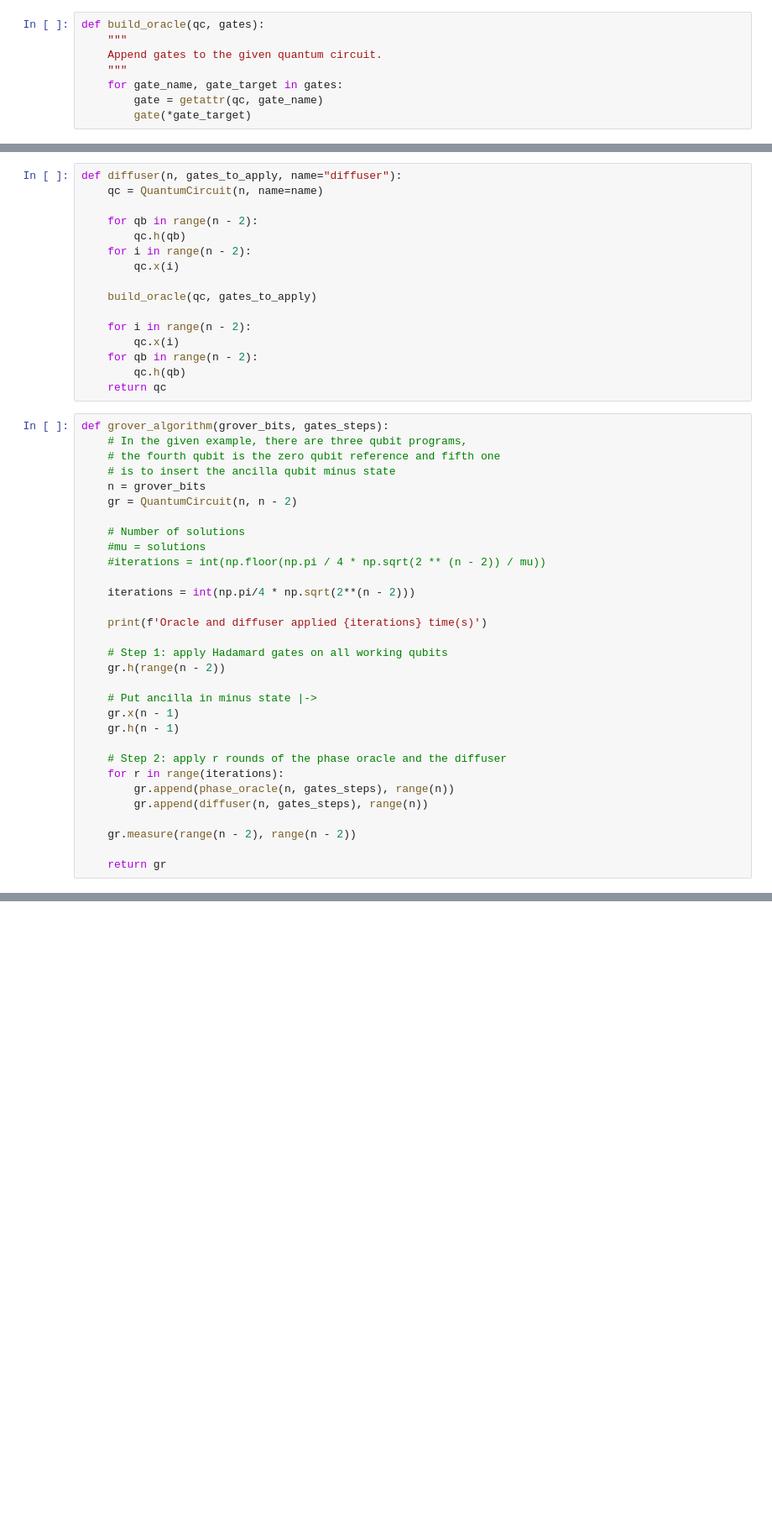
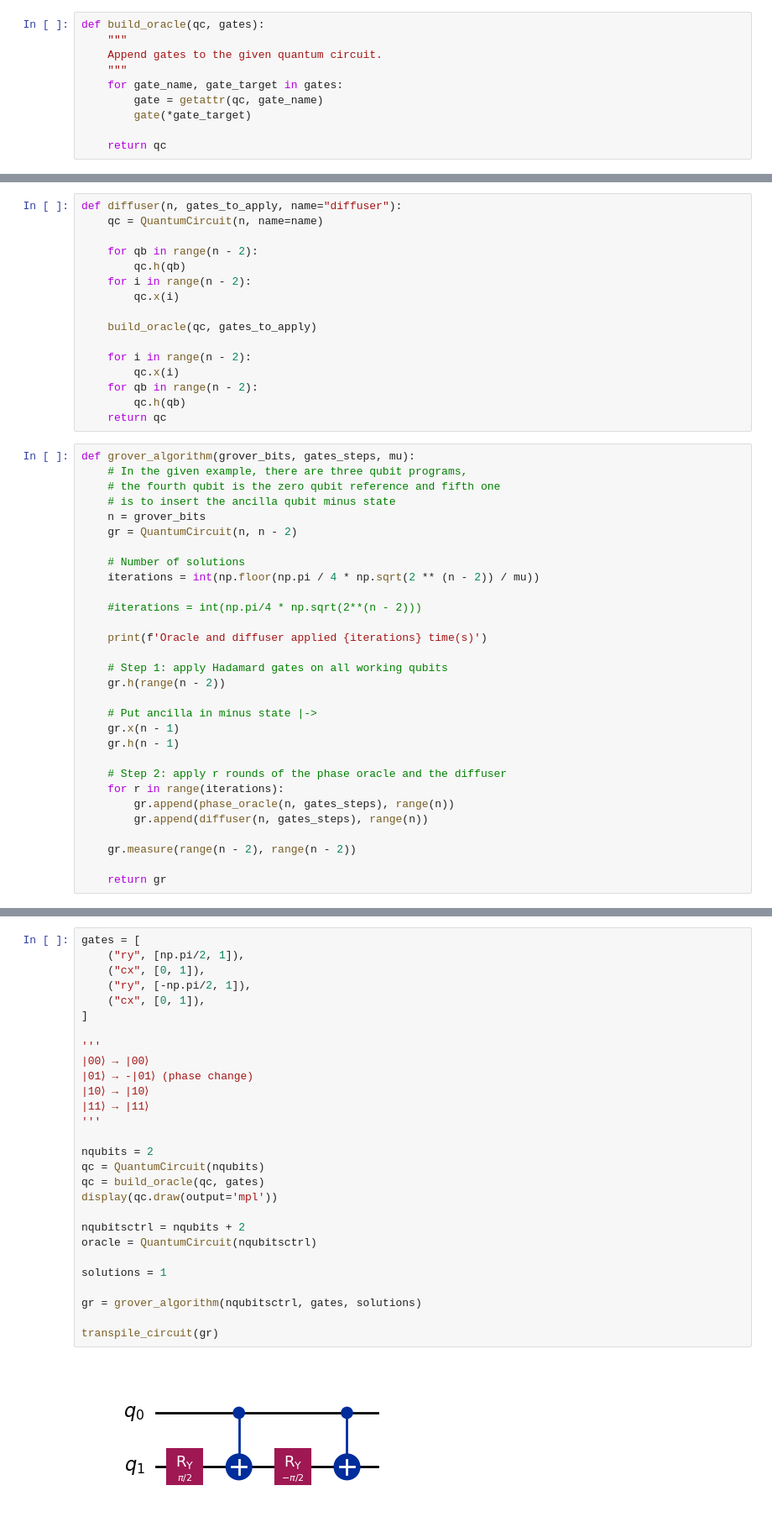
Before and after one commit to tentaclepurple/42_Ftl_quantum, a Jupyter notebook: Exercise_6/Grover.ipynb, the cells around one changed output, grey strips where cells are left out. Shown at 84% size. Drawn from its saved outputs; the diff is of its cells as text; blank space fills up the shorter version.

```diff
--- a/Exercise_6/Grover.ipynb
+++ b/Exercise_6/Grover.ipynb
@@ -16,6 +16,8 @@ def build_oracle(qc, gates):
     for gate_name, gate_target in gates:
         gate = getattr(qc, gate_name)
         gate(*gate_target)
+
+    return qc
 # %%
 def phase_oracle(n, gates_to_apply, name="oracle"):
     qc = QuantumCircuit(n, name=name)
@@ -38,7 +40,7 @@ def diffuser(n, gates_to_apply, name="diffuser"):
         qc.h(qb)
     return qc
 # %%
-def grover_algorithm(grover_bits, gates_steps):
+def grover_algorithm(grover_bits, gates_steps, mu):
     # In the given example, there are three qubit programs,
     # the fourth qubit is the zero qubit reference and fifth one
     # is to insert the ancilla qubit minus state
@@ -46,10 +48,9 @@ def grover_algorithm(grover_bits, gates_steps):
     gr = QuantumCircuit(n, n - 2)
 
     # Number of solutions
-    #mu = solutions
-    #iterations = int(np.floor(np.pi / 4 * np.sqrt(2 ** (n - 2)) / mu))
+    iterations = int(np.floor(np.pi / 4 * np.sqrt(2 ** (n - 2)) / mu))
 
-    iterations = int(np.pi/4 * np.sqrt(2**(n - 2)))
+    #iterations = int(np.pi/4 * np.sqrt(2**(n - 2)))
 
     print(f'Oracle and diffuser applied {iterations} time(s)')
 
@@ -115,0 +127,30 @@ def transpile_circuit_quantum(grover_circuit):
+# %%
+gates = [
+    ("ry", [np.pi/2, 1]),
+    ("cx", [0, 1]),
+    ("ry", [-np.pi/2, 1]),
+    ("cx", [0, 1]),
+]
+
+'''
+|00⟩ → |00⟩
+|01⟩ → -|01⟩ (phase change)
+|10⟩ → |10⟩
+|11⟩ → |11⟩
+'''
+
+nqubits = 2
+qc = QuantumCircuit(nqubits)
+qc = build_oracle(qc, gates)
+display(qc.draw(output='mpl'))
+
+nqubitsctrl = nqubits + 2
+oracle = QuantumCircuit(nqubitsctrl)
+
+solutions = 1
+
+gr = grover_algorithm(nqubitsctrl, gates, solutions)
+
+transpile_circuit(gr)
+# %% [output]
+[figure, new version]
```
Also changed, not shown: parts of 20 cells of this notebook.
